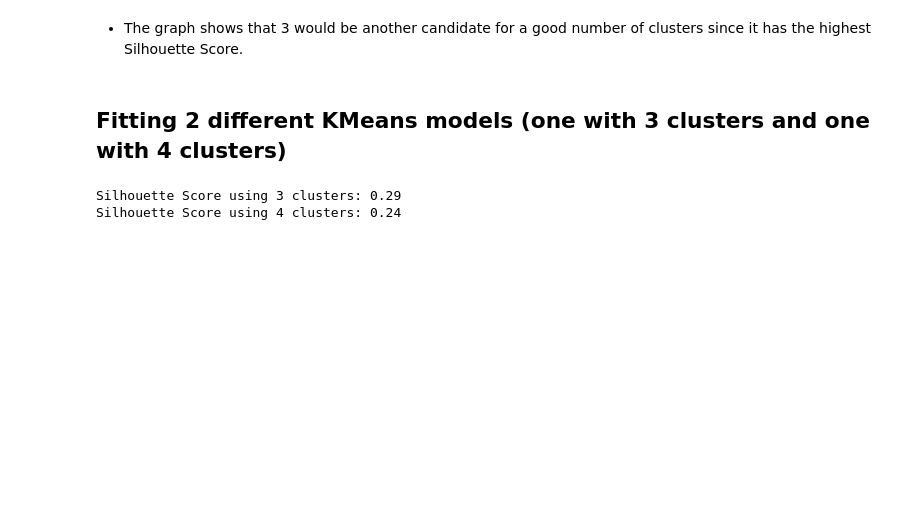
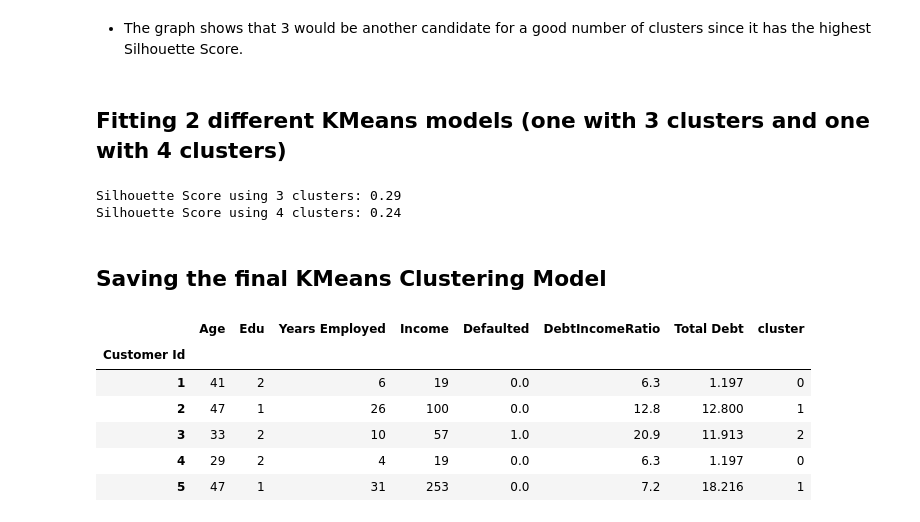
Before and after one commit to farisassallami/Credit-Card-Customer-Segmentation, a Jupyter notebook: Credit Card Segmentation .ipynb, the cells around one changed output. Saved outputs shown, nothing was run; the diff lists cells and outputs as text; code cells hidden in the pictures; blank space fills up the shorter version.

```diff
--- a/Credit Card Segmentation .ipynb
+++ b/Credit Card Segmentation .ipynb
@@ -190,3 +190,17 @@ print(f'Silhouette Score using 4 clusters: {silhouette_score(scaled_df, kmeans4.
 # %% [output]
 Silhouette Score using 3 clusters: 0.29
 Silhouette Score using 4 clusters: 0.24
+# %% [markdown]
+## Saving the final KMeans Clustering Model
+# %%
+# Adding the clusters as a new column in the original unscaled data frame
+df['cluster'] = kmeans3.labels_
+df.head()
+# %% [output]
+|  | Age | Edu | Years Employed | Income | Defaulted | DebtIncomeRatio | Total Debt | cluster |
+| Customer Id |  |  |  |  |  |  |  |  |
+| 1 | 41 | 2 | 6 | 19 | 0.0 | 6.3 | 1.197 | 0 |
+| 2 | 47 | 1 | 26 | 100 | 0.0 | 12.8 | 12.800 | 1 |
+| 3 | 33 | 2 | 10 | 57 | 1.0 | 20.9 | 11.913 | 2 |
+| 4 | 29 | 2 | 4 | 19 | 0.0 | 6.3 | 1.197 | 0 |
+| 5 | 47 | 1 | 31 | 253 | 0.0 | 7.2 | 18.216 | 1 |
```
